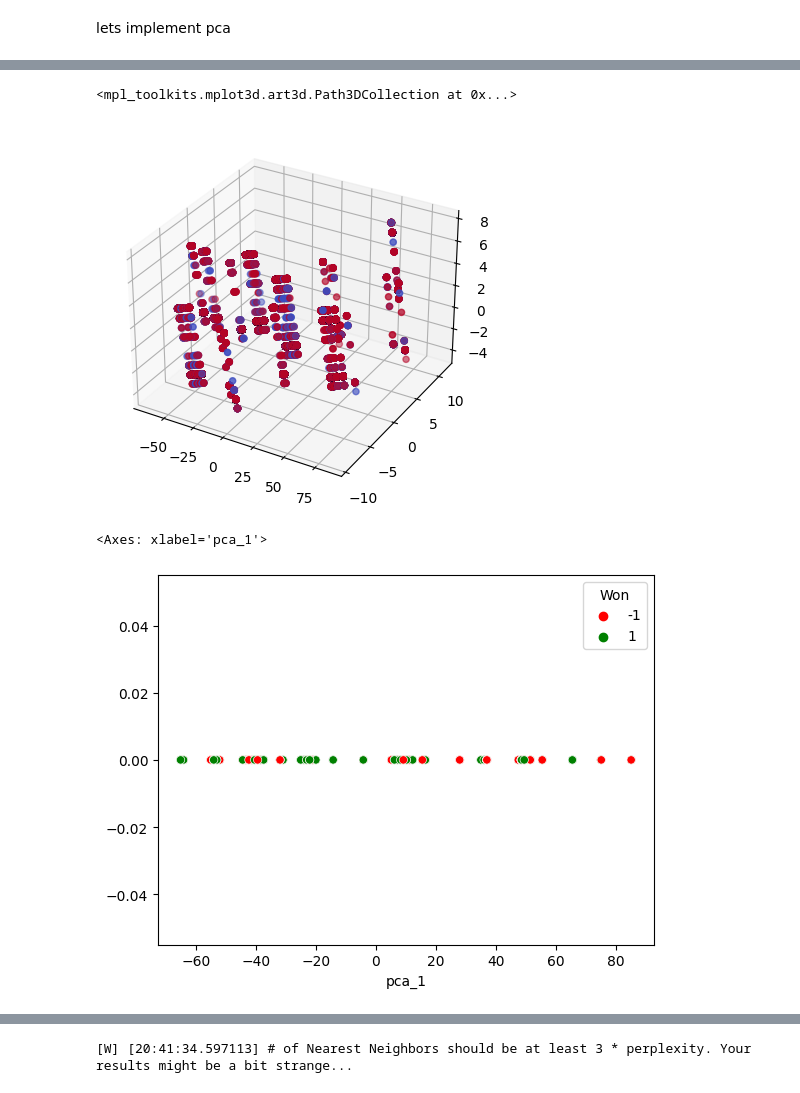
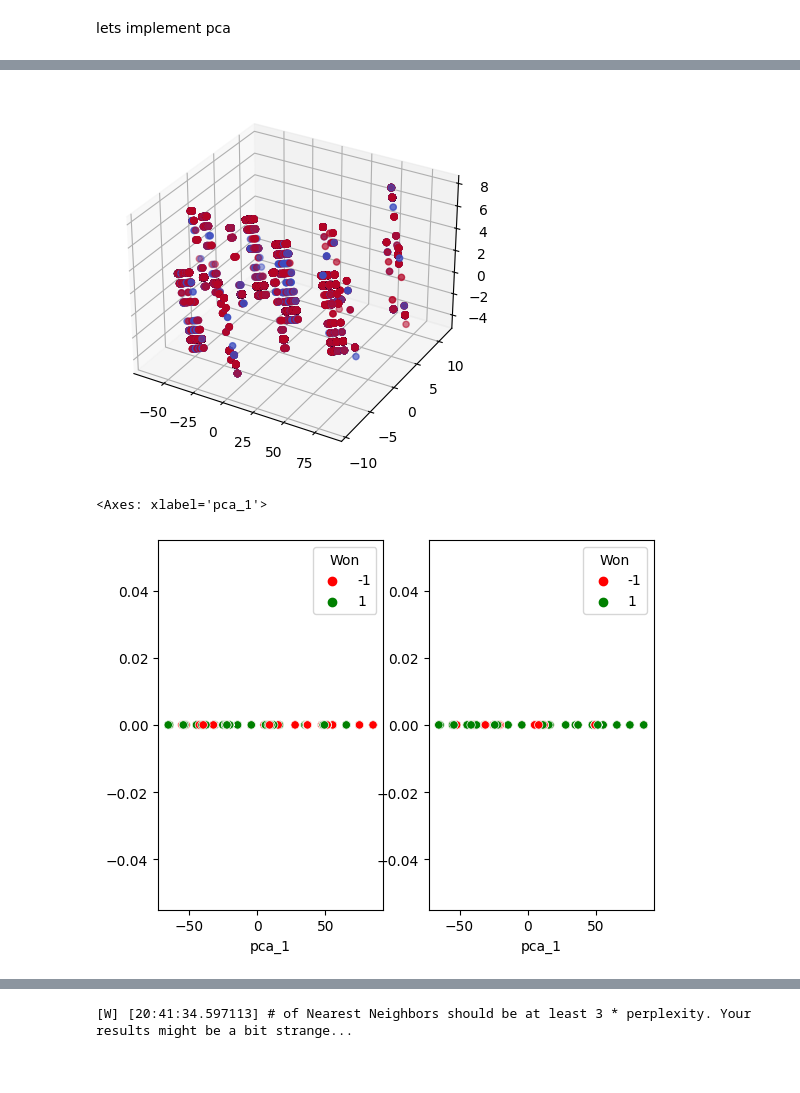
Before and after one commit to mrpintime/Dota2_TI-2016, a Jupyter notebook: Dota2Game.ipynb, the cells around one changed output, grey strips where cells are left out. Drawn from its saved outputs; the diff is of its cells as text; code cells hidden in the pictures.

```diff
--- a/Dota2Game.ipynb
+++ b/Dota2Game.ipynb
@@ -647,9 +644,11 @@ reg_enc = encoder.fit_transform(df_trn.Region)
 # %%
 # save original set
-df_orig = df_trn.copy()
+df_orig_tr = df_trn.copy()
+df_orig_ts = df_tst.copy()
 
 #replace categorical region
-df_trn.Region =  reg_enc
+df_trn.Region =  reg_enc_tr
+df_tst.Region =  reg_enc_ts
 # %%
 df_trn.head()
 # %% [output]
@@ -663,8 +662,9 @@ df_trn.head()
 # %% [markdown]
 lets implement pca
-# %%
-pca = PCA(n_components=3)
-
-pca.fit(df_trn)
-trans_pca = pca.transform(df_trn)
+# %%
+pca_tr = PCA(n_components=3)
+pca_ts = PCA(n_components=3)
+
+trans_pca_trn = pca_tr.fit_transform(df_trn)
+trans_pca_tst = pca_ts.fit_transform(df_tst)
 # %%
@@ -676,2 +680,3 @@ As we can see with two components we can explain 98 percent of variance of our d
 # %%
-pca_df = pd.DataFrame(trans_pca, columns=['pca_1','pca_2', 'pca_3'])
+pca_df_tr = pd.DataFrame(trans_pca_trn, columns=['pca_1','pca_2', 'pca_3'])
+pca_df_ts = pd.DataFrame(trans_pca_tst, columns=['pca_1','pca_2', 'pca_3'])
@@ -678,12 +690,14 @@ pca_df = pd.DataFrame(trans_pca, columns=['pca_1','pca_2', 'pca_3'])
 # %%
 ax = plt.axes(projection='3d')
 
-ax.scatter(pca_df.pca_1, pca_df.pca_2, pca_df.pca_3, c=df_trn.Won, cmap='coolwarm')
+ax.scatter(pca_df_tr.pca_1, pca_df_tr.pca_2, pca_df_tr.pca_3, c=df_trn.Won, cmap='coolwarm')
+plt.show()
 # %% [output]
-<mpl_toolkits.mplot3d.art3d.Path3DCollection at 0x...>
 [figure]
 # %%
-sns.scatterplot(x=pca_df.pca_1, y=np.zeros(pca_df.pca_2.shape[0]), hue=df_trn.Won, palette=['r', 'g'])
+fig, ax = plt.subplots(1,2)
+sns.scatterplot(x=pca_df_tr.pca_1, y=np.zeros(pca_df_tr.pca_2.shape[0]), hue=df_trn.Won, palette=['r', 'g'], ax=ax[0])
+sns.scatterplot(x=pca_df_ts.pca_1, y=np.zeros(pca_df_ts.pca_2.shape[0]), hue=df_tst.Won, palette=['r', 'g'], ax=ax[1])
 # %% [output]
 <Axes: xlabel='pca_1'>
-[figure, old version]
+[figure, new version]
```
Also changed, not shown: parts of 51 cells of this notebook.
